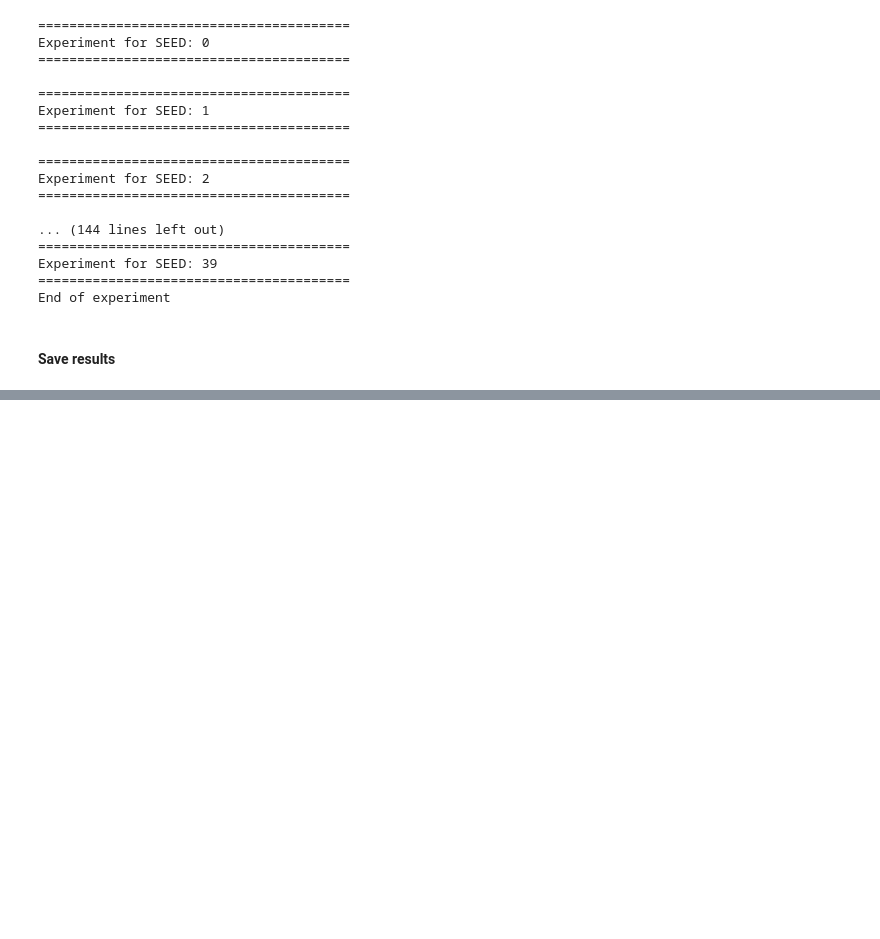
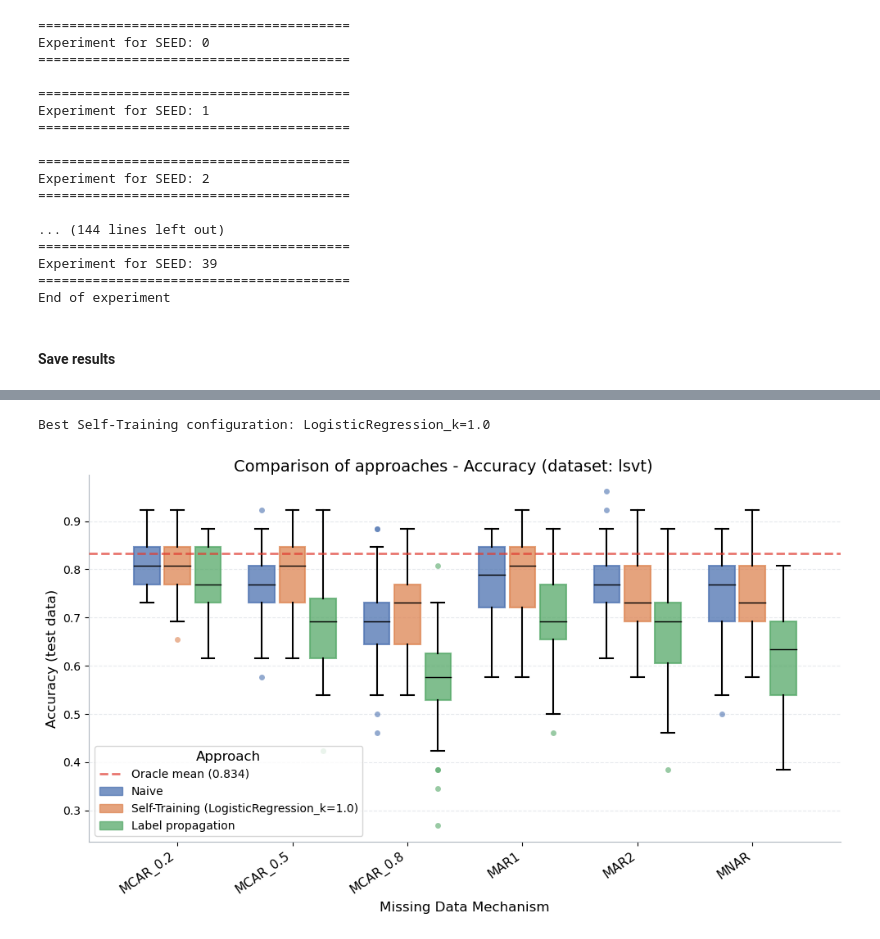
Before and after one commit to tomaszzywicki/semi-supervised-FISTA-logistic-lasso, a Jupyter notebook: src/experiments.ipynb, the cells around one changed output, grey strips where cells are left out. Drawn from its saved outputs; the diff is of its cells as text; code cells hidden in the pictures; blank space fills up the shorter version.

```diff
--- a/src/experiments.ipynb
+++ b/src/experiments.ipynb
@@ -494,0 +201,6 @@ plt.show()
+# %%
+df_plot = set_best_st_approach(results_lsvt)
+plot_experiment_results(df_plot, measure, "lsvt")
+# %% [output]
+Best Self-Training configuration: LogisticRegression_k=1.0
+[figure, added]
```
Also changed, not shown: parts of 18 cells of this notebook, 5 other files.
